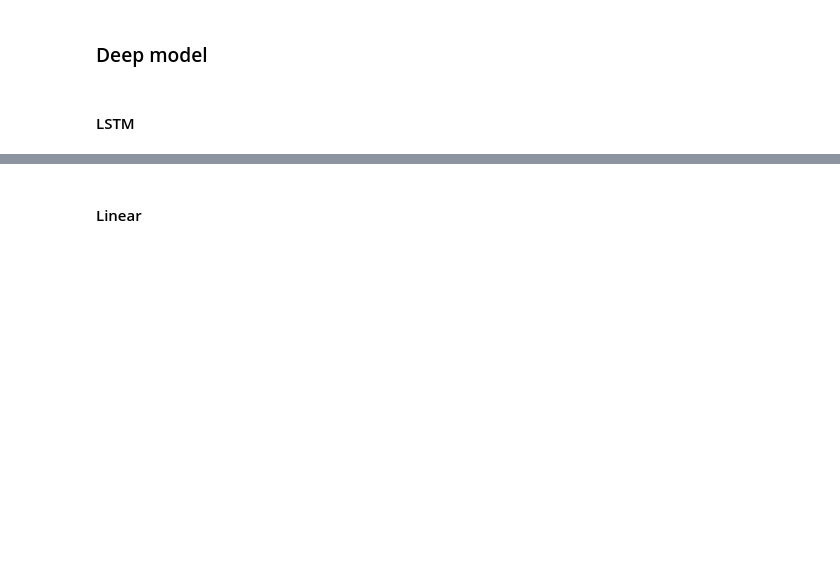
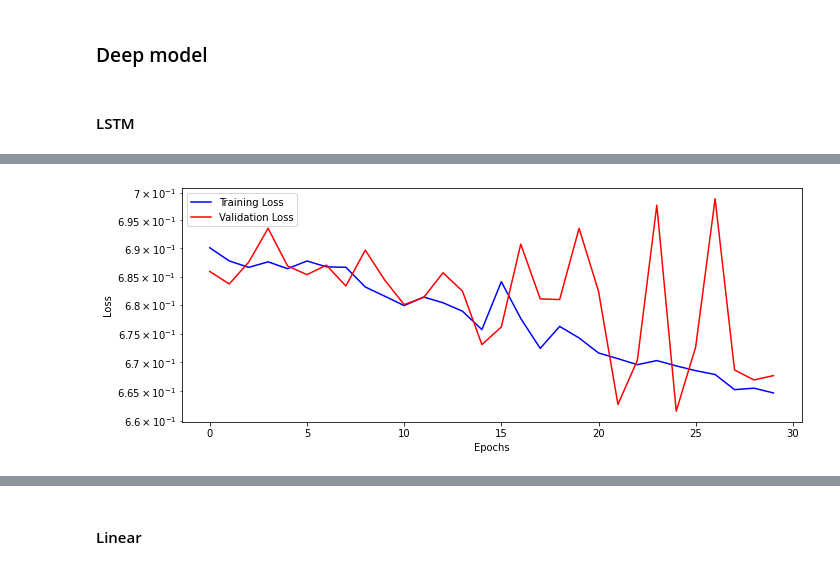
Before and after one commit to ayoubhammal/notebooks_tp_iarn, a Jupyter notebook: projet/spam_ham_classifier.ipynb, the cells around one changed output, grey strips where cells are left out. Cells and saved outputs as stored; diff of their text form; code cells hidden in the pictures; blank space fills up the shorter version.

```diff
--- a/projet/spam_ham_classifier.ipynb
+++ b/projet/spam_ham_classifier.ipynb
@@ -339,5 +343,6 @@ loss_fn = nn.BCEWithLogitsLoss(reduction='mean')
 lstm_wrapper = Wrapper(lstm_model, loss_fn, optimizer)
 # %%
 lstm_wrapper.set_loaders(train_dataloader, test_dataloader)
-lstm_wrapper.train(n_epochs=5)
+lstm_wrapper.train(n_epochs=30)
 lstm_wrapper.plot_losses()
+# %% [output]
@@ -344,3 +366,4 @@ lstm_wrapper.plot_losses()
+[figure, added]
 # %%
 test_full = [(x[0], x[1].item()) for x in test_dataset]
 
```
Also changed, not shown: parts of 10 cells of this notebook.
